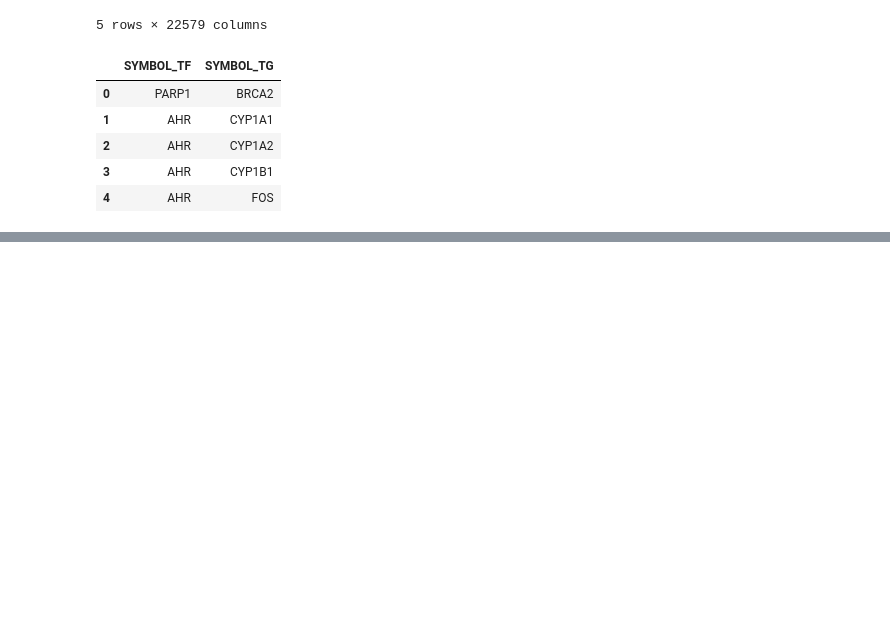
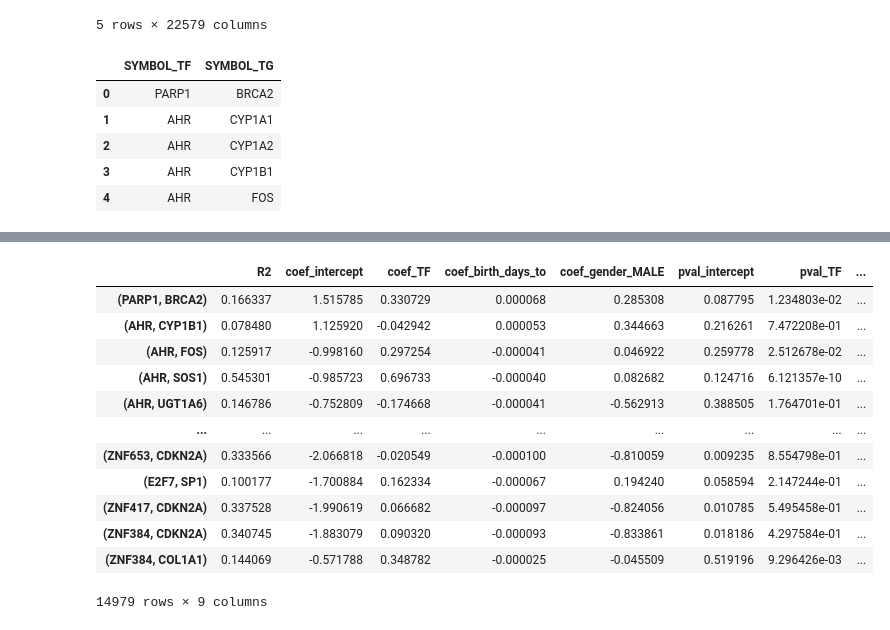
Before and after one commit to daisybio/DysRegNet_package, a Jupyter notebook: dev_tests.ipynb, the cells around one changed output, grey strips where cells are left out. Cells and saved outputs as stored; diff of their text form; code cells hidden in the pictures; blank space fills up the shorter version.

Commit message:
changed lm package from sklearn to statsmodels, added model stats

```diff
--- a/dev_tests.ipynb
+++ b/dev_tests.ipynb
@@ -106,0 +78,16 @@ Name: count, dtype: int64
+# %%
+data.get_model_stats()
+# %% [output]
+|  | R2 | coef_intercept | coef_TF | coef_birth_days_to | coef_gender_MALE | pval_intercept | pval_TF | ... |
+| (PARP1, BRCA2) | 0.166337 | 1.515785 | 0.330729 | 0.000068 | 0.285308 | 0.087795 | 1.234803e-02 | ... |
+| (AHR, CYP1B1) | 0.078480 | 1.125920 | -0.042942 | 0.000053 | 0.344663 | 0.216261 | 7.472208e-01 | ... |
+| (AHR, FOS) | 0.125917 | -0.998160 | 0.297254 | -0.000041 | 0.046922 | 0.259778 | 2.512678e-02 | ... |
+| (AHR, SOS1) | 0.545301 | -0.985723 | 0.696733 | -0.000040 | 0.082682 | 0.124716 | 6.121357e-10 | ... |
+| (AHR, UGT1A6) | 0.146786 | -0.752809 | -0.174668 | -0.000041 | -0.562913 | 0.388505 | 1.764701e-01 | ... |
+| ... | ... | ... | ... | ... | ... | ... | ... | ... |
+| (ZNF653, CDKN2A) | 0.333566 | -2.066818 | -0.020549 | -0.000100 | -0.810059 | 0.009235 | 8.554798e-01 | ... |
+| (E2F7, SP1) | 0.100177 | -1.700884 | 0.162334 | -0.000067 | 0.194240 | 0.058594 | 2.147244e-01 | ... |
+| (ZNF417, CDKN2A) | 0.337528 | -1.990619 | 0.066682 | -0.000097 | -0.824056 | 0.010785 | 5.495458e-01 | ... |
+| (ZNF384, CDKN2A) | 0.340745 | -1.883079 | 0.090320 | -0.000093 | -0.833861 | 0.018186 | 4.297584e-01 | ... |
+| (ZNF384, COL1A1) | 0.144069 | -0.571788 | 0.348782 | -0.000025 | -0.045509 | 0.519196 | 9.296426e-03 | ... |
+14979 rows × 9 columns
```
Also changed, not shown: parts of 5 cells of this notebook, 2 other files.
